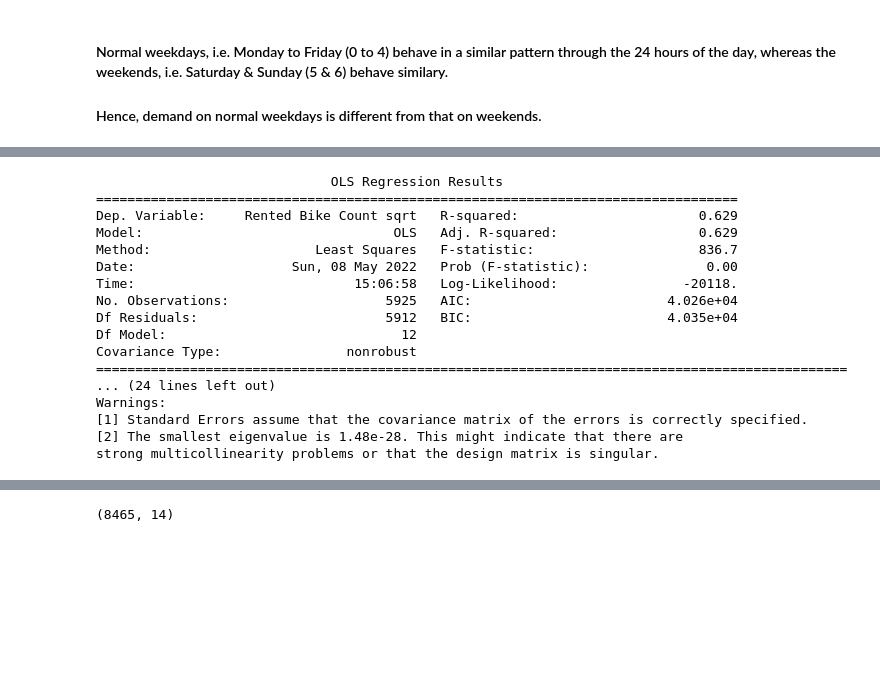
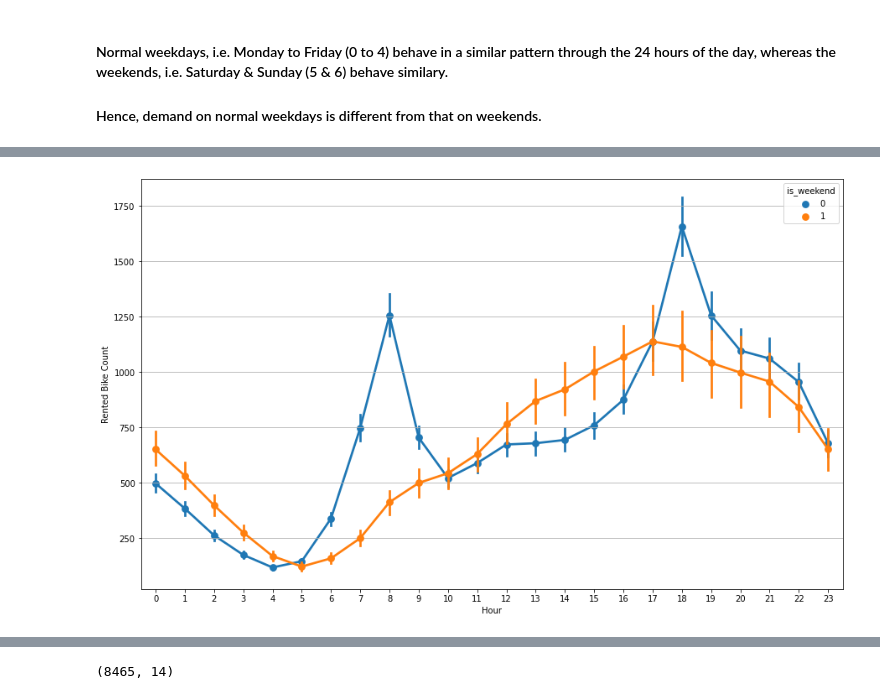
Before and after one commit to Abhi-nav0506/Capstone-Project---Bike-Sharing-Demand-Prediction--, a Jupyter notebook: Bike_Sharing_Demand_Prediction_Capstone_Project.ipynb, the cells around one changed output, grey strips where cells are left out. Cells and saved outputs as stored; diff of their text form; code cells hidden in the pictures; blank space fills up the shorter version.

```diff
--- a/Bike_Sharing_Demand_Prediction_Capstone_Project.ipynb
+++ b/Bike_Sharing_Demand_Prediction_Capstone_Project.ipynb
@@ -492,28 +197,17 @@ seoul_x_test = pd.DataFrame(scaler.transform(seoul_x_test),index = seoul_x_test.
-# %%
-import statsmodels.api as sm
-
-seoul_x_train_cnst = sm.add_constant(seoul_x_train.copy())
-
-model = sm.OLS(seoul_y_train, seoul_x_train_cnst).fit()
-predictions_train = model.predict(seoul_x_train_cnst)
-
-print_model = model.summary()
-print(print_model)
-# %% [output]
-                              OLS Regression Results
-==================================================================================
-Dep. Variable:     Rented Bike Count sqrt   R-squared:                       0.629
-Model:                                OLS   Adj. R-squared:                  0.629
-Method:                     Least Squares   F-statistic:                     836.7
-Date:                    Sun, 08 May 2022   Prob (F-statistic):               0.00
-Time:                            15:06:58   Log-Likelihood:                -20118.
-No. Observations:                    5925   AIC:                         4.026e+04
-Df Residuals:                        5912   BIC:                         4.035e+04
-Df Model:                              12
-Covariance Type:                nonrobust
-================================================================================================
-... (24 lines left out)
-Warnings:
-[1] Standard Errors assume that the covariance matrix of the errors is correctly specified.
-[2] The smallest eigenvalue is 1.48e-28. This might indicate that there are
-strong multicollinearity problems or that the design matrix is singular.
+# %%
+# adding is_weekend 0/1  catagorical variable
+
+seoul_bike_data1['is_weekend'] = seoul_bike_data1['Weekday'].apply(lambda x : 1 if x in [5,6] else 0)
+
+# converting Functioning Day to binary:
+
+seoul_bike_data1['Functioning Day'] = seoul_bike_data1['Functioning Day'].apply(lambda x : 1 if x =='Yes' else 0)
+# %%
+plt.figure(figsize=(15, 9))
+plt.grid(True)
+sns.pointplot(x= seoul_bike_data1['Hour'], y=seoul_bike_data1['Rented Bike Count'], hue = seoul_bike_data1['is_weekend'])
+
+plt.show()
+plt.close()
+# %% [output]
+[figure, added]
```
Also changed, not shown: parts of 115 cells of this notebook.
